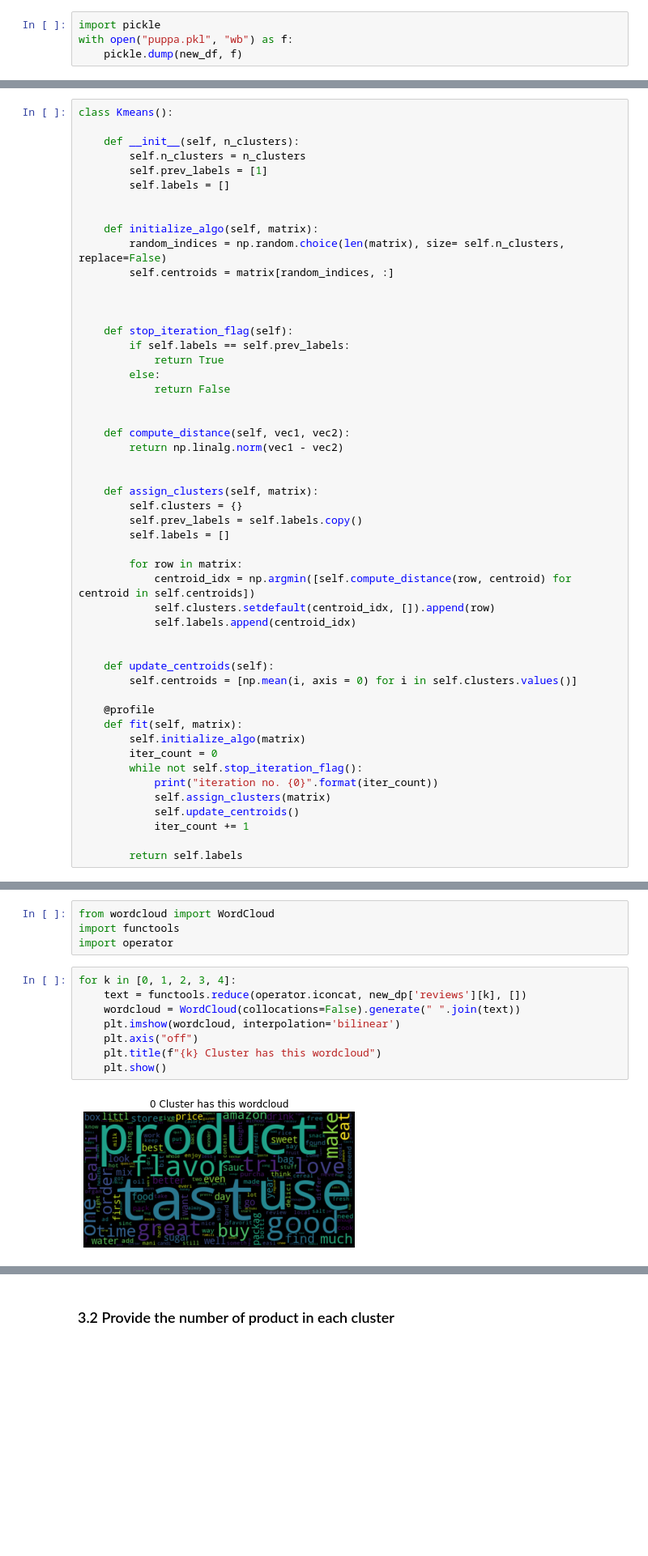
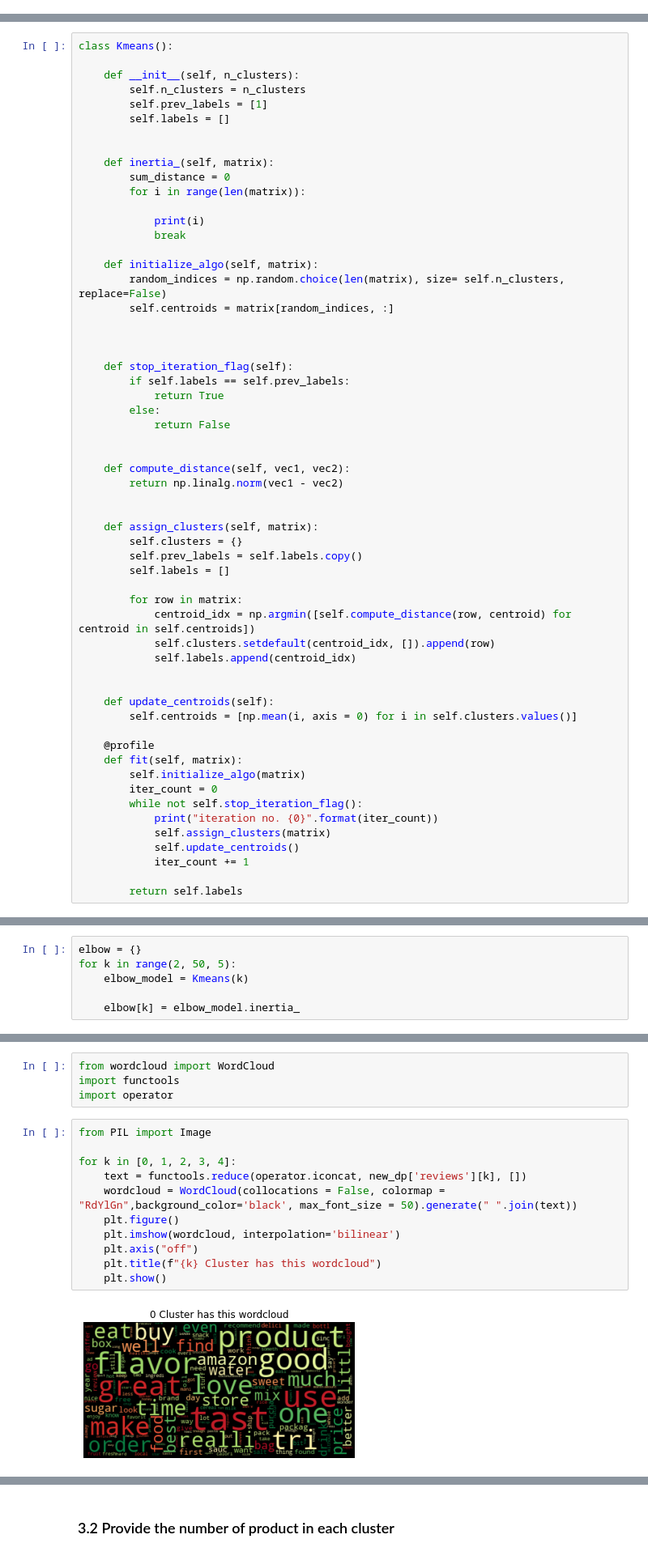
Before and after one commit to Jeremy98-alt/ADM-HW4, a Jupyter notebook: ADM-HW4(Q2) v2.ipynb, the cells around one changed output, grey strips where cells are left out. Shown: that part at 81% size. Cells and saved outputs as stored; diff of their text form; blank space fills up the shorter version.

```diff
--- a/ADM-HW4(Q2) v2.ipynb
+++ b/ADM-HW4(Q2) v2.ipynb
@@ -132,10 +132,6 @@ Wall time: 7min 31s
 | 2 | 2734888454 | [dog, love, chicken, product, chi... |
 | 3 | 2841233731 | [book, easi, read, ingredi, avail... |
 | 4 | 7800648702 | [came, huge, tin, much, bigger, e... |
-# %%
-import pickle
-with open("puppa.pkl", "wb") as f:
-    pickle.dump(new_df, f)
 # %%
 %%time
 
@@ -264,6 +218,13 @@ class Kmeans():
         self.prev_labels = [1]
         self.labels = []
 
+
+    def inertia_(self, matrix):
+        sum_distance = 0
+        for i in range(len(matrix)):
+
+            print(i)
+            break
 
     def initialize_algo(self, matrix):
         random_indices = np.random.choice(len(matrix), size= self.n_clusters, replace=False)
@@ -330,4 +332,10 @@ iteration no. 11
         1    0.000    0.000    0.000    0.000 {method 'disable' of '_lsprof.Profiler' objects}
         1    0.000    0.000    0.000    0.000 D:\Anaconda\lib\site-packages\numpy\core\fromnumeric.py:2838(_prod_dispatcher)
         1    0.000    0.000    0.000    0.000 {method 'items' of 'dict' objects}
+# %%
+elbow = {}
+for k in range(2, 50, 5):
+    elbow_model = Kmeans(k)
+
+    elbow[k] = elbow_model.inertia_
 # %%
@@ -415,12 +423,15 @@ from wordcloud import WordCloud
 import functools
 import operator
 # %%
+from PIL import Image
+
 for k in [0, 1, 2, 3, 4]:
     text = functools.reduce(operator.iconcat, new_dp['reviews'][k], [])
-    wordcloud = WordCloud(collocations=False).generate(" ".join(text))
+    wordcloud = WordCloud(collocations = False, colormap = "RdYlGn",background_color='black', max_font_size = 50).generate(" ".join(text))
+    plt.figure()
     plt.imshow(wordcloud, interpolation='bilinear')
     plt.axis("off")
     plt.title(f"{k} Cluster has this wordcloud")
     plt.show()
 # %% [output]
-[figure, old version]
+[figure, new version]
```
Also changed, not shown: parts of 15 cells of this notebook.
